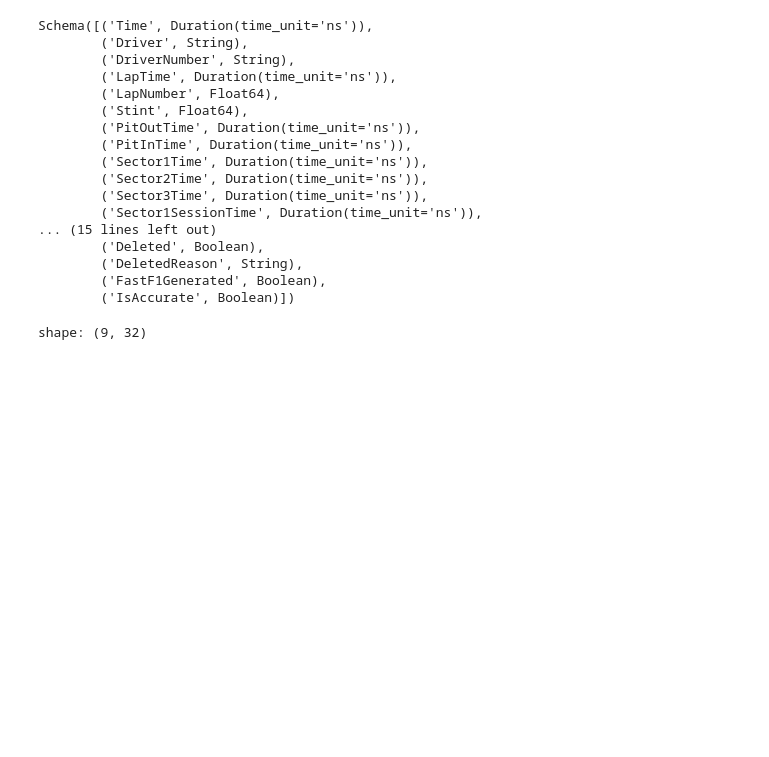
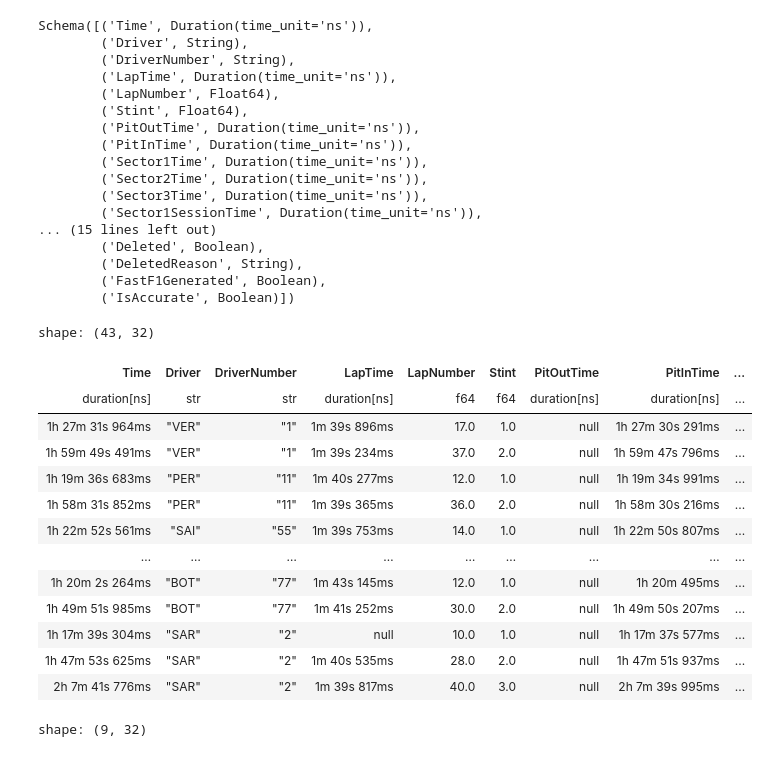
Before and after one commit to aaronnn05/F1-Apex-Pace, a Jupyter notebook: notebooks/01_data_exploration.ipynb, the cells around one changed output. Saved outputs shown, nothing was run; the diff lists cells and outputs as text; code cells hidden in the pictures; blank space fills up the shorter version.

```diff
--- a/notebooks/01_data_exploration.ipynb
+++ b/notebooks/01_data_exploration.ipynb
@@ -73,6 +73,23 @@ Schema([('Time', Duration(time_unit='ns')),
         ('DeletedReason', String),
         ('FastF1Generated', Boolean),
         ('IsAccurate', Boolean)])
+# %%
+laps_pl.filter(pl.col("PitInTime").is_not_null())
+# %% [output]
+shape: (43, 32)
+| Time | Driver | DriverNumber | LapTime | LapNumber | Stint | PitOutTime | PitInTime | ... |
+| duration[ns] | str | str | duration[ns] | f64 | f64 | duration[ns] | duration[ns] | ... |
+| 1h 27m 31s 964ms | "VER" | "1" | 1m 39s 896ms | 17.0 | 1.0 | null | 1h 27m 30s 291ms | ... |
+| 1h 59m 49s 491ms | "VER" | "1" | 1m 39s 234ms | 37.0 | 2.0 | null | 1h 59m 47s 796ms | ... |
+| 1h 19m 36s 683ms | "PER" | "11" | 1m 40s 277ms | 12.0 | 1.0 | null | 1h 19m 34s 991ms | ... |
+| 1h 58m 31s 852ms | "PER" | "11" | 1m 39s 365ms | 36.0 | 2.0 | null | 1h 58m 30s 216ms | ... |
+| 1h 22m 52s 561ms | "SAI" | "55" | 1m 39s 753ms | 14.0 | 1.0 | null | 1h 22m 50s 807ms | ... |
+| … | … | … | … | … | … | … | … | ... |
+| 1h 20m 2s 264ms | "BOT" | "77" | 1m 43s 145ms | 12.0 | 1.0 | null | 1h 20m 495ms | ... |
+| 1h 49m 51s 985ms | "BOT" | "77" | 1m 41s 252ms | 30.0 | 2.0 | null | 1h 49m 50s 207ms | ... |
+| 1h 17m 39s 304ms | "SAR" | "2" | null | 10.0 | 1.0 | null | 1h 17m 37s 577ms | ... |
+| 1h 47m 53s 625ms | "SAR" | "2" | 1m 40s 535ms | 28.0 | 2.0 | null | 1h 47m 51s 937ms | ... |
+| 2h 7m 41s 776ms | "SAR" | "2" | 1m 39s 817ms | 40.0 | 3.0 | null | 2h 7m 39s 995ms | ... |
 # %%
 laps_pl.describe()
 # %% [output]
```
Also changed, not shown: parts of 2 cells of this notebook, 3 other files.
